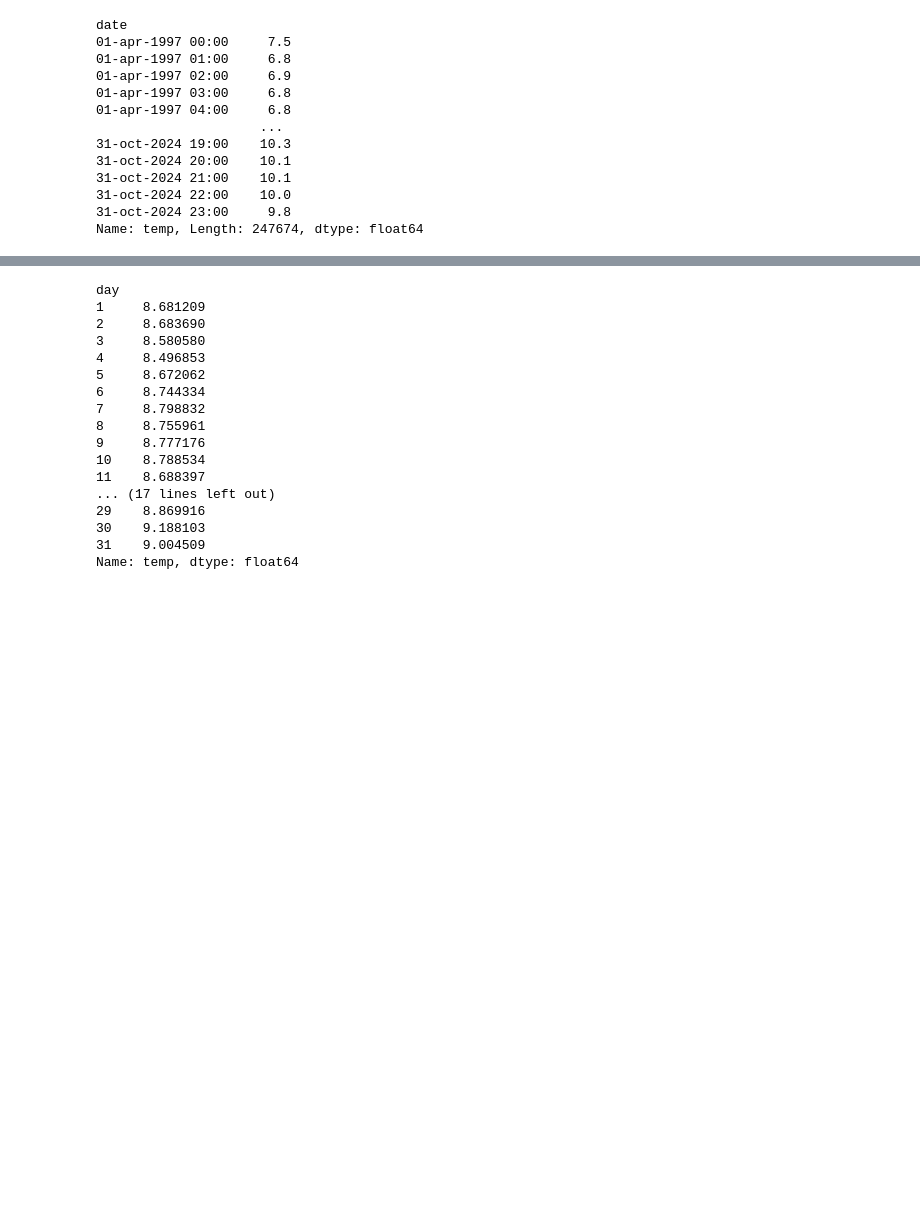
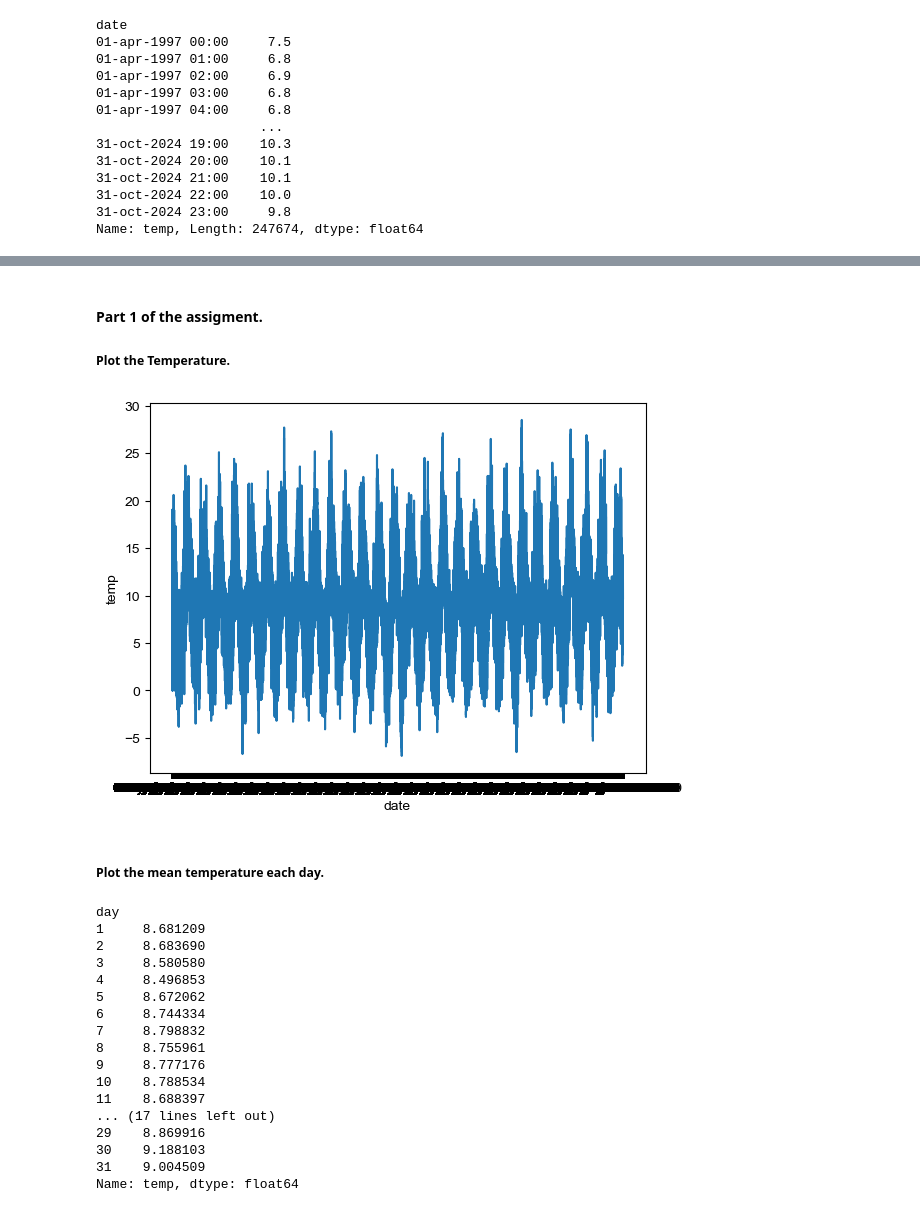
Before and after one commit to Jennyicano/PFDA, a Jupyter notebook: assignments/assignment_6_Weather.ipynb, the cells around one changed output, grey strips where cells are left out. Drawn from its saved outputs; the diff is of its cells as text; code cells hidden in the pictures; blank space fills up the shorter version.

```diff
--- a/assignments/assignment_6_Weather.ipynb
+++ b/assignments/assignment_6_Weather.ipynb
@@ -155 +155,15 @@ plt.show()
+# %% [markdown]
+#### Part 1 of the assigment.
+
+##### Plot the Temperature.
+# %%
+# Setting the date as the index of the dataframe, to plot the temperature over time.
+df.set_index('date', inplace=True)
+
+sns.lineplot(data=df, x='date', y='temp')
+sns.set(rc={'figure.figsize':(20, 3)})
+# %% [output]
+[figure, added]
+# %% [markdown]
+##### Plot the mean temperature each day.
 # %%
```
Also changed, not shown: parts of 9 cells of this notebook.
